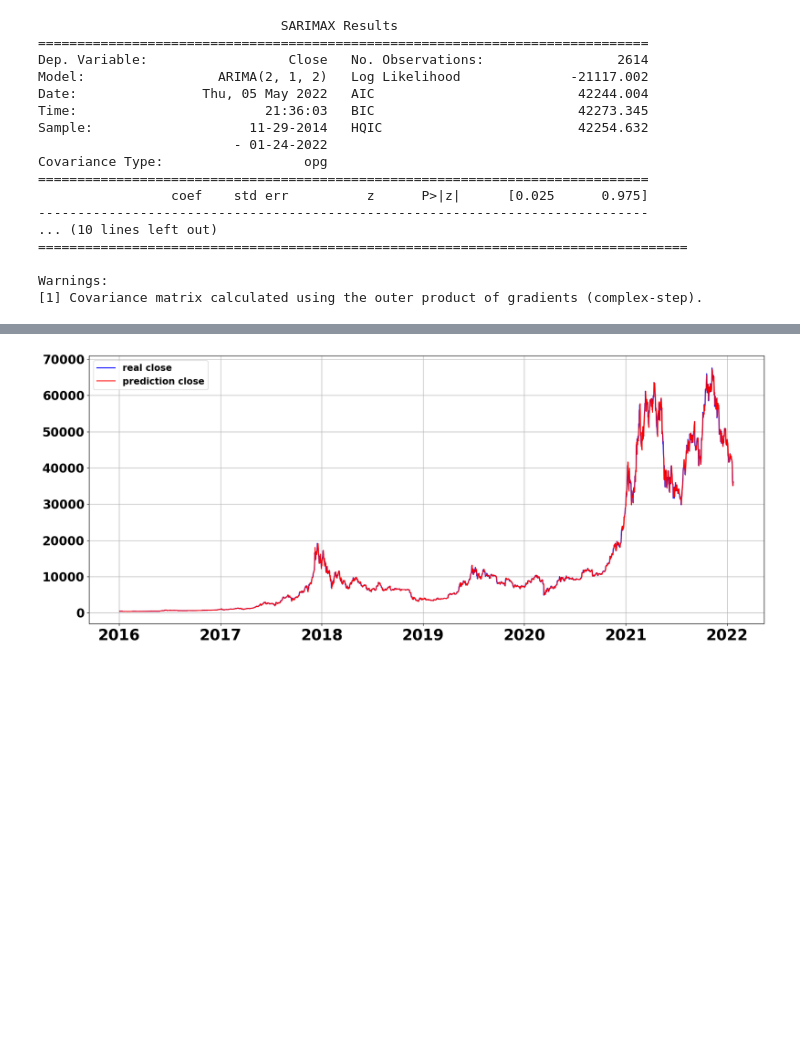
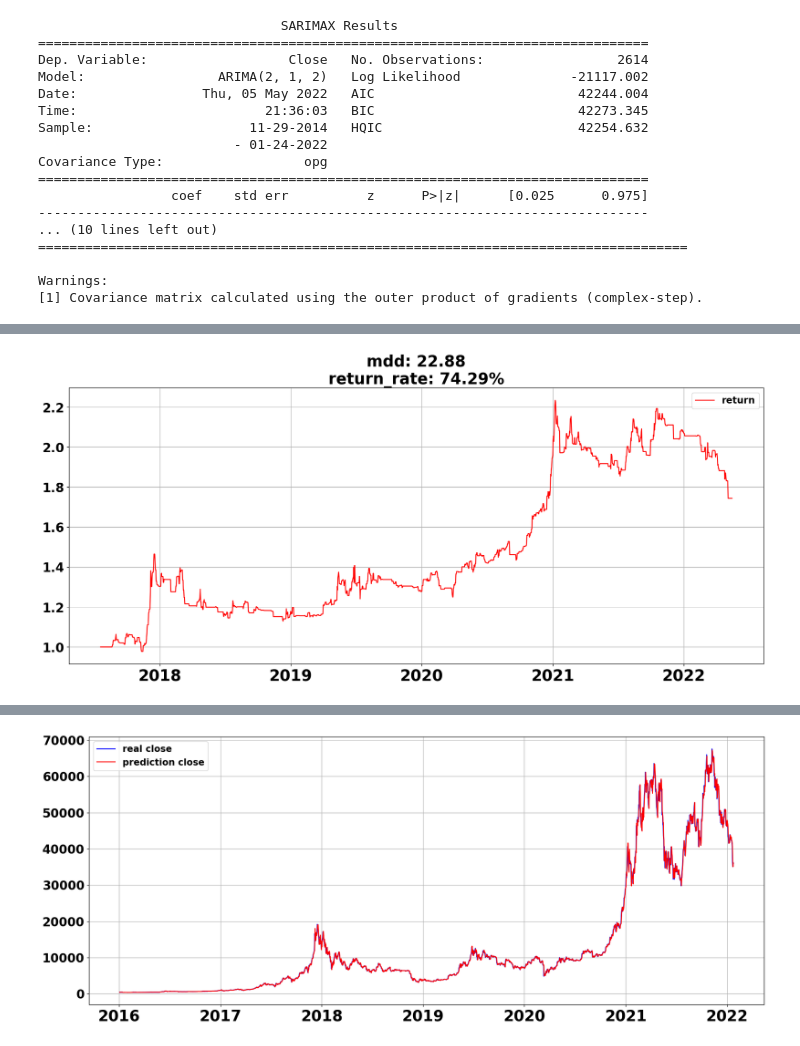
Before and after one commit to happysms/RuleBase-VS-TimeSeries-Algorithm, a Jupyter notebook: Arima/arima.ipynb, the cells around one changed output, grey strips where cells are left out. Cells and saved outputs as stored; diff of their text form; code cells hidden in the pictures; blank space fills up the shorter version.

```diff
--- a/Arima/arima.ipynb
+++ b/Arima/arima.ipynb
@@ -547,0 +559,5 @@ result_df
+# %%
+result_df = backtest_noise_and_rsi(result_df)
+plot_return(result_df)
+# %% [output]
+[figure, added]
```
Also changed, not shown: parts of 11 cells of this notebook.
